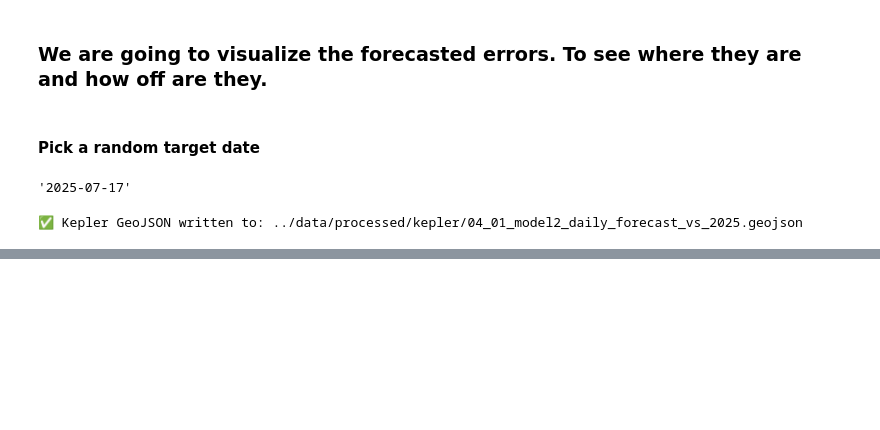
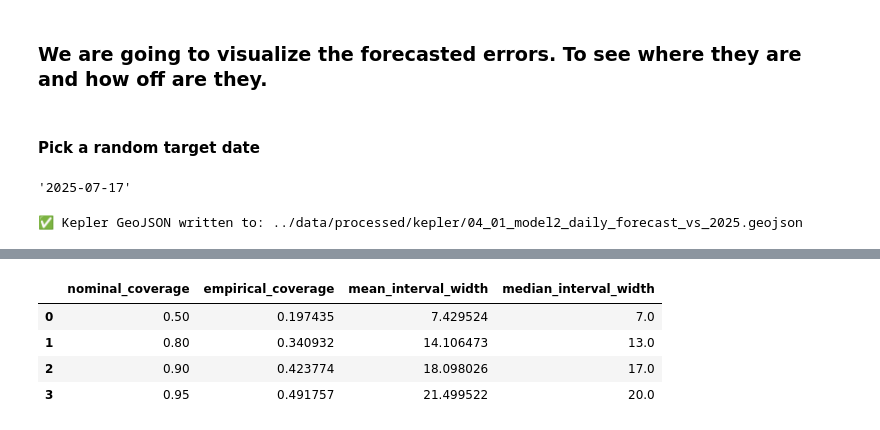
Before and after one commit to mosesmc52/nyc-311-bayesian-noise-models, a Jupyter notebook: notebooks/4_testing_predictions_on_2025.ipynb, the cells around one changed output, grey strips where cells are left out. Drawn from its saved outputs; the diff is of its cells as text; code cells hidden in the pictures; blank space fills up the shorter version.

```diff
--- a/notebooks/4_testing_predictions_on_2025.ipynb
+++ b/notebooks/4_testing_predictions_on_2025.ipynb
@@ -294,0 +375,26 @@ gdf_daily_kepler = kepler_typical_week_from_dow_complaint(
+# %%
+
+# ----- 2) Interval calibration -----
+levels = np.array([0.5, 0.8, 0.9, 0.95])
+rows = []
+for level in levels:
+    alpha = 1 - level
+    lo = np.quantile(y_pred_draws, alpha / 2, axis=1)
+    hi = np.quantile(y_pred_draws, 1 - alpha / 2, axis=1)
+    covered = ((y_true >= lo) & (y_true <= hi)).mean()
+    rows.append({
+        'nominal_coverage': level,
+        'empirical_coverage': covered,
+        'mean_interval_width': float(np.mean(hi - lo)),
+        'median_interval_width': float(np.median(hi - lo)),
+    })
+
+interval_calib = pd.DataFrame(rows)
+
+interval_calib
+# %% [output]
+|  | nominal_coverage | empirical_coverage | mean_interval_width | median_interval_width |
+| 0 | 0.50 | 0.197435 | 7.429524 | 7.0 |
+| 1 | 0.80 | 0.340932 | 14.106473 | 13.0 |
+| 2 | 0.90 | 0.423774 | 18.098026 | 17.0 |
+| 3 | 0.95 | 0.491757 | 21.499522 | 20.0 |
```
Also changed, not shown: parts of 4 cells of this notebook, 1 other file.
